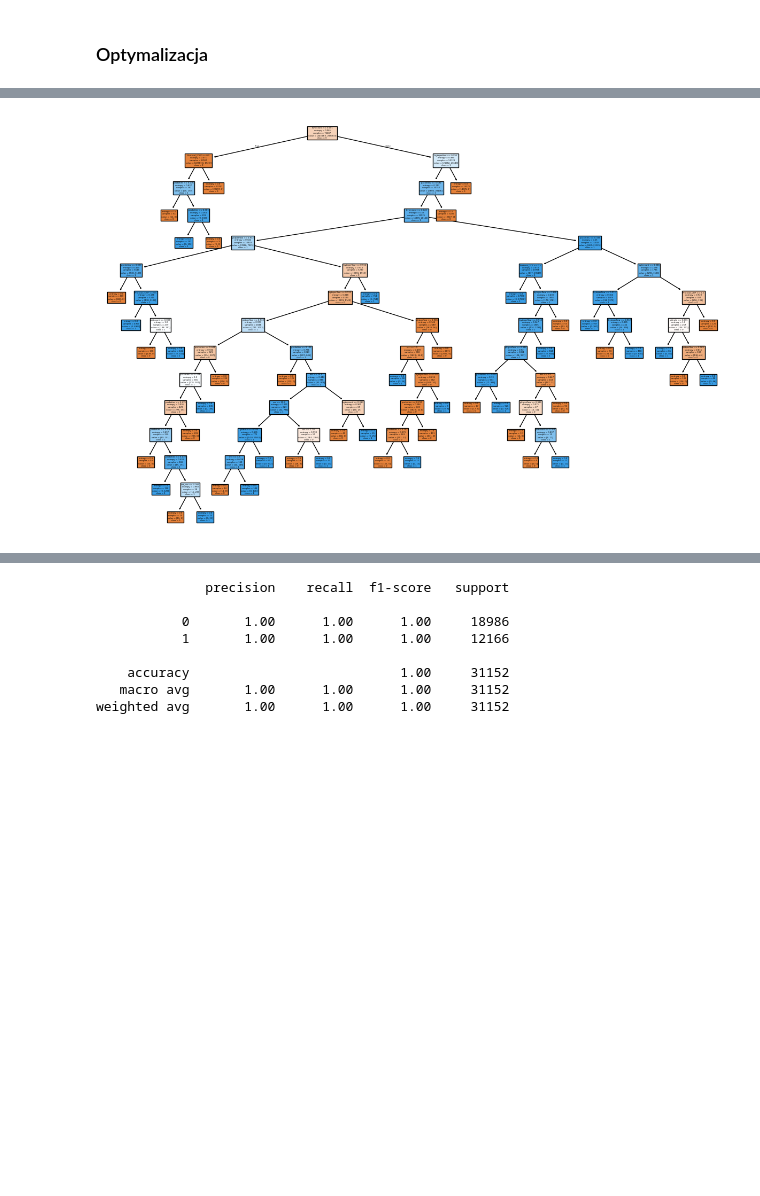
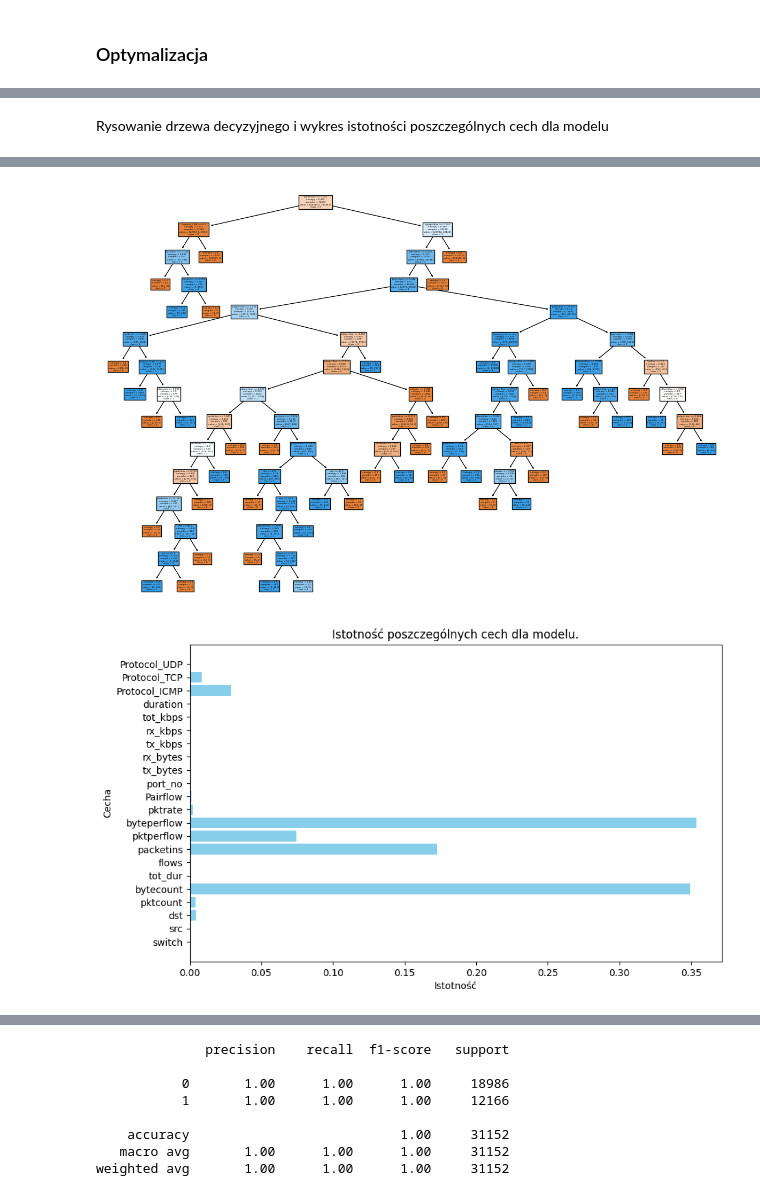
Before and after one commit to wiktorDeka/WykrywanieAnomalii, a Jupyter notebook: main.ipynb, the cells around one changed output, grey strips where cells are left out. Saved outputs shown, nothing was run; the diff lists cells and outputs as text; code cells hidden in the pictures; blank space fills up the shorter version.

```diff
--- a/main.ipynb
+++ b/main.ipynb
@@ -568,5 +568,9 @@ Name: 1053, dtype: float64
+# %% [markdown]
+Rysowanie drzewa decyzyjnego i wykres istotności poszczególnych cech dla modelu
 # %%
 # y_train.drop(y_train.index[y_train.index == 'dt'], inplace=True)
+
+print(counters)
 
 max_depth = 14
 min_samples_split = 2
@@ -583,4 +587,12 @@ tree.plot_tree(
     feature_names=X_train.columns
 )
 plt.show()
+
+feature_importances = drzewo.feature_importances_
+plt.figure(figsize=(10, 6))
+plt.barh(X_train.columns, feature_importances, color='skyblue')
+plt.xlabel('Istotność')
+plt.ylabel('Cecha')
+plt.title('Istotność poszczególnych cech dla modelu.')
+plt.show()
 # %% [output]
@@ -587 +616,2 @@ plt.show()
-[figure, old version]
+[figure, new version]
+[figure, added]
```
Also changed, not shown: parts of 16 cells of this notebook, 1 other file.
